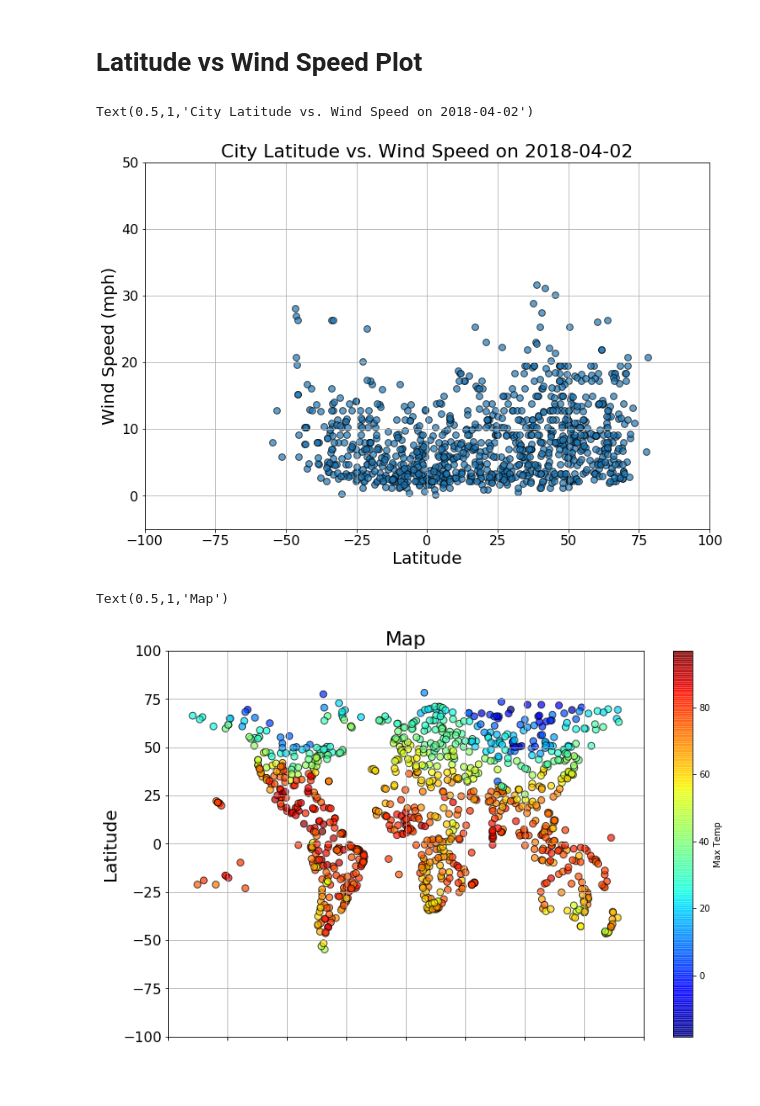
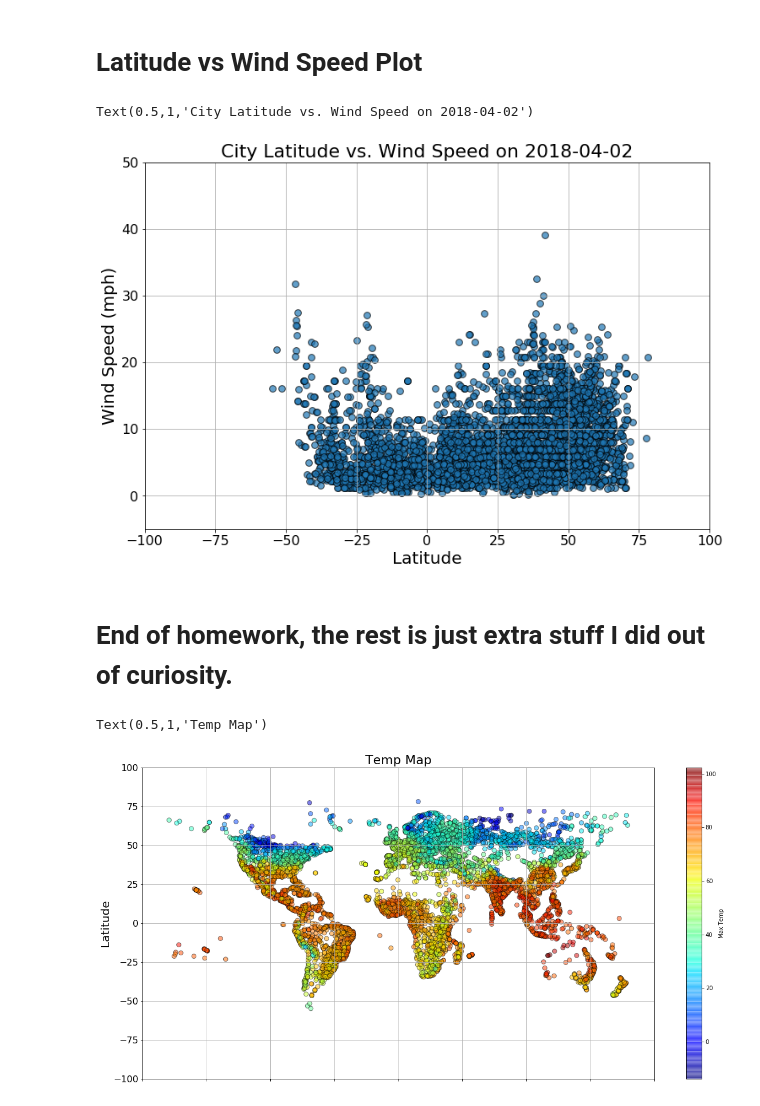
Before and after one commit to tslindner/API-challenge, a Jupyter notebook: WeatherPy_Homework.ipynb, the cells around one changed output. Drawn from its saved outputs; the diff is of its cells as text; code cells hidden in the pictures; blank space fills up the shorter version.

Commit message:
Update main w/ output, extra plots, loop efficiency

```diff
--- a/WeatherPy_Homework.ipynb
+++ b/WeatherPy_Homework.ipynb
@@ -21,6 +21,9 @@ from config import api_key
 # %%
 # Cities list, which will include country code
 cities_list = []
+
+# List of cities that citipy returns, but that don't have entries in OWM
+worthless_cities = []
 
 # Lists which will be used to build the dataframe
 city = []
@@ -44,7 +47,7 @@ total_loops = 0
 non_dupe_drop_loop = 0
 
 # Big ole while loop that does everything.  Generate random coords, find cities, get data, skip anything that doesn't work.
-while count < 1000:
+while count < 5000:
     total_loops += 1
 
     # Final address for each loop's city
@@ -66,8 +69,7 @@ while count < 1000:
     address.append(country_code)
 
     # Check to make sure there are no dupe addresses
-    if address not in cities_list:
-        non_dupe_drop_loop += 1
+    if address not in cities_list and address not in worthless_cities:
 
         # Query url using current loop's city and specifying units as imperial
         query_url = f'{url}appid={api_key}&q={address[0]},{address[1]}&units=imperial'
@@ -129,6 +131,11 @@ while count < 1000:
             print('')
 
         except:
+            non_dupe_drop_loop += 1
+            worthless_cities.append(address)
             continue
+
+    else:
+        continue
 # %% [output]
 Currently calling city number 1:
@@ -232,4 +241,4 @@ plt.xlabel('Latitude', fontsize=20)
 plt.title(f'City Latitude vs. Wind Speed on {current_date}', fontsize=22)
 # %% [output]
 Text(0.5,1,'City Latitude vs. Wind Speed on 2018-04-02')
-[figure, old version]
+[figure, new version]
@@ -236,16 +247,18 @@ Text(0.5,1,'City Latitude vs. Wind Speed on 2018-04-02')
+# %% [markdown]
+<h1> End of homework, the rest is just extra stuff I did out of curiosity. </h1>
 # %%
 current_date =  df['Date'][0][:10]
 
-df.plot.scatter('Lng', 'Lat', s=60, edgecolor='black', alpha=0.70, c='Max Temp', colormap = 'jet',
-                figsize=(12, 8), fontsize=16, grid=True,
+df.plot.scatter('Lng', 'Lat', s=60, edgecolor='black', alpha=0.50, c='Max Temp', colormap = 'jet',
+                figsize=(20, 10), fontsize=16, grid=True,
                 xlim=(-200, 200), ylim=(-100, 100))
 
 plt.ylabel('Latitude', fontsize=20)
 plt.xlabel('Longitude', fontsize=20)
-plt.title('Map', fontsize=22)
+plt.title('Temp Map', fontsize=22)
 # %% [output]
-Text(0.5,1,'Map')
+Text(0.5,1,'Temp Map')
-[figure, old version]
+[figure, new version]
 # %%
 current_date =  df['Date'][0][:10]
 
```
Also changed, not shown: parts of 11 cells of this notebook.
